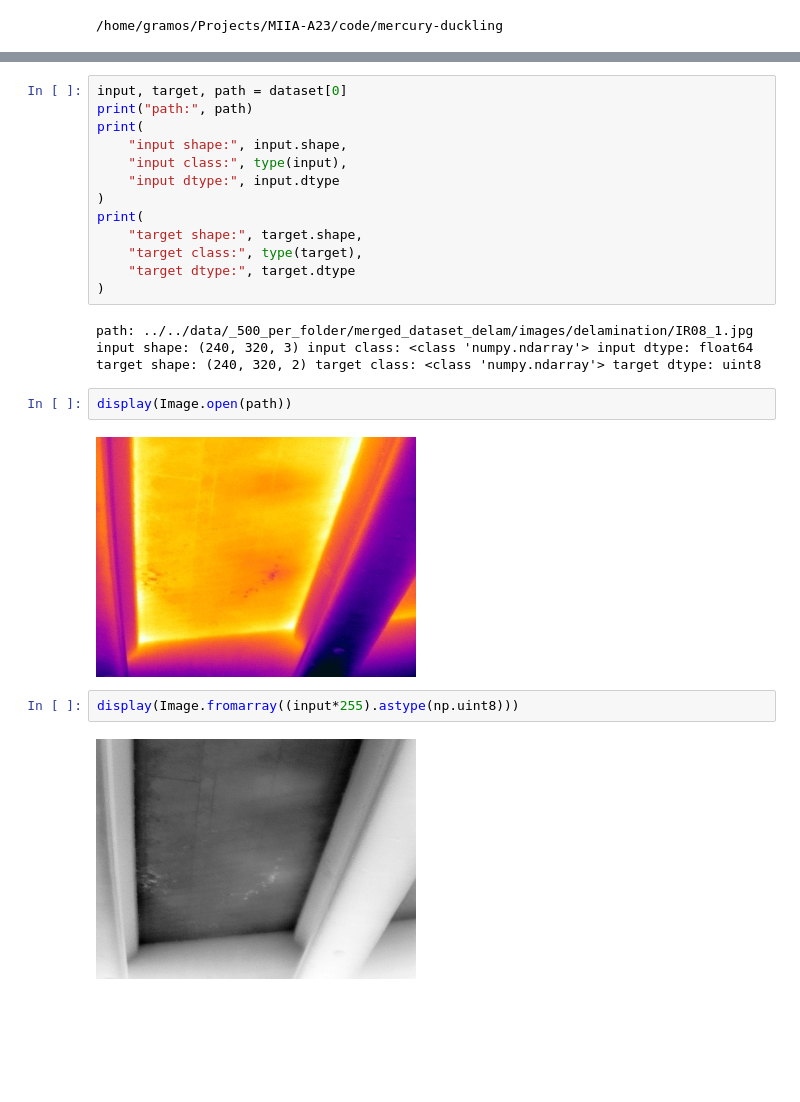
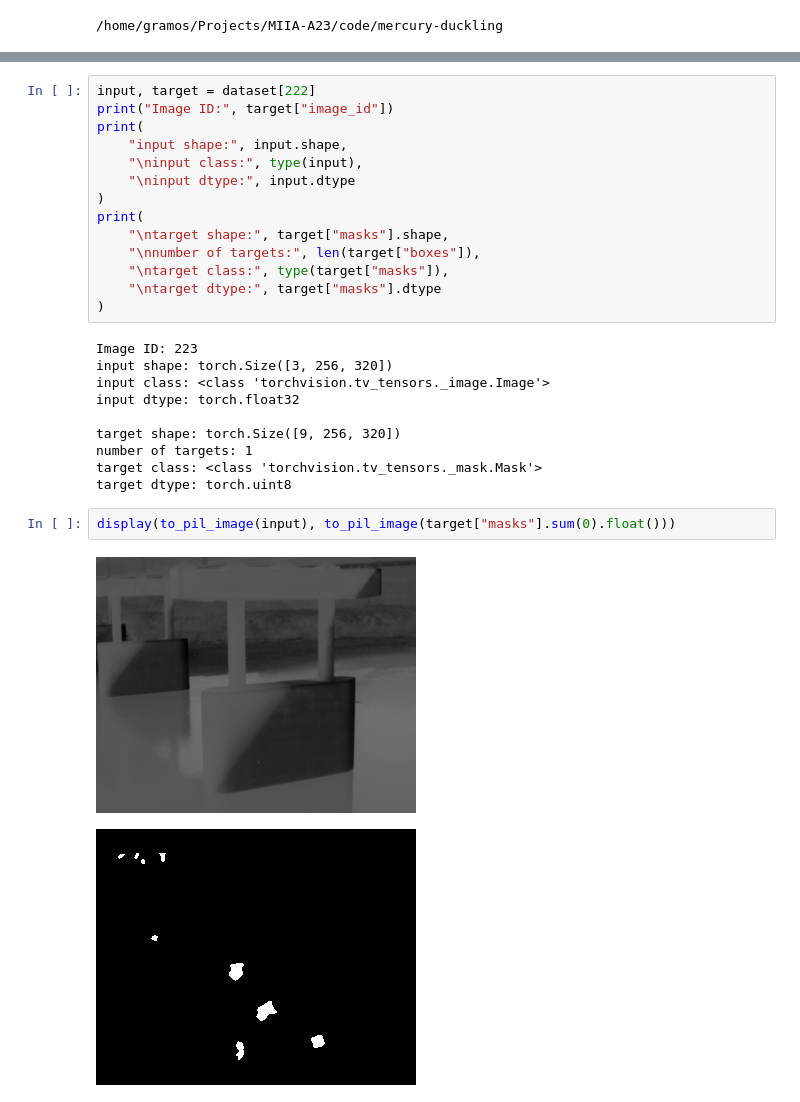
Before and after one commit to gramos93/mercury-duckling, a Jupyter notebook: notebooks/colormaps_example.ipynb, the cells around one changed output, grey strips where cells are left out. Cells and saved outputs as stored; diff of their text form; blank space fills up the shorter version.

```diff
--- a/notebooks/colormaps_example.ipynb
+++ b/notebooks/colormaps_example.ipynb
@@ -38,25 +63,29 @@ index created!
 # %%
-input, target, path = dataset[0]
-print("path:", path)
+input, target = dataset[222]
+print("Image ID:", target["image_id"])
 print(
     "input shape:", input.shape,
-    "input class:", type(input),
-    "input dtype:", input.dtype
+    "\ninput class:", type(input),
+    "\ninput dtype:", input.dtype
 )
 print(
-    "target shape:", target.shape,
-    "target class:", type(target),
-    "target dtype:", target.dtype
+    "\ntarget shape:", target["masks"].shape,
+    "\nnumber of targets:", len(target["boxes"]),
+    "\ntarget class:", type(target["masks"]),
+    "\ntarget dtype:", target["masks"].dtype
 )
 # %% [output]
-path: ../../data/_500_per_folder/merged_dataset_delam/images/delamination/IR08_1.jpg
-input shape: (240, 320, 3) input class: <class 'numpy.ndarray'> input dtype: float64
-target shape: (240, 320, 2) target class: <class 'numpy.ndarray'> target dtype: uint8
+Image ID: 223
+input shape: torch.Size([3, 256, 320])
+input class: <class 'torchvision.tv_tensors._image.Image'>
+input dtype: torch.float32
+
+target shape: torch.Size([9, 256, 320])
+number of targets: 1
+target class: <class 'torchvision.tv_tensors._mask.Mask'>
+target dtype: torch.uint8
-# %%
-display(Image.open(path))
-# %% [output]
-[figure, removed]
-# %%
-display(Image.fromarray((input*255).astype(np.uint8)))
-# %% [output]
-[figure, removed]
+# %%
+display(to_pil_image(input), to_pil_image(target["masks"].sum(0).float()))
+# %% [output]
+[figure, added]
+[figure, added]
```
Also changed, not shown: parts of 3 cells of this notebook, 4 other files.
